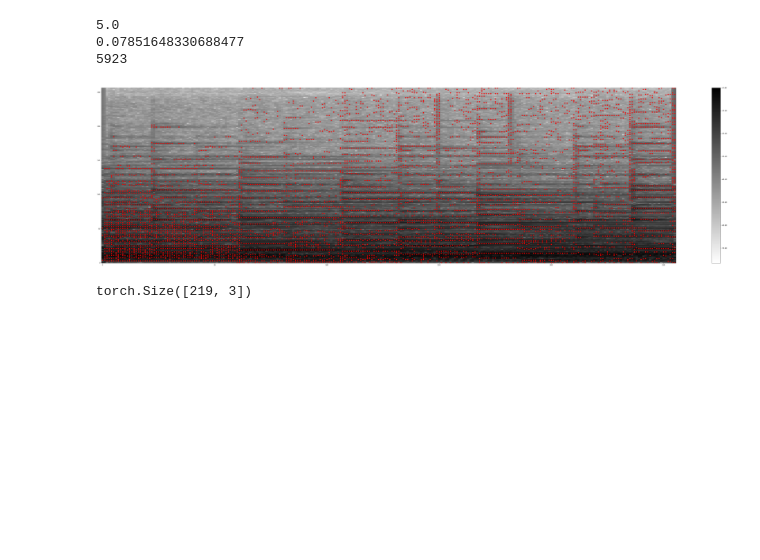
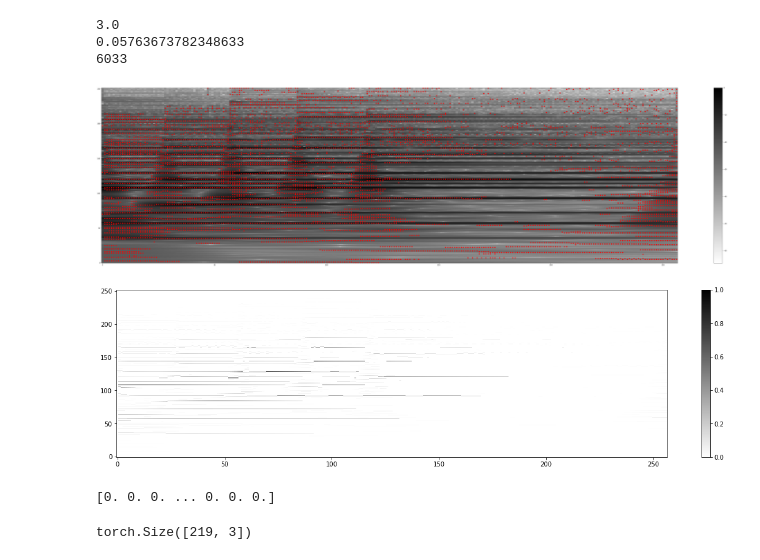
Before and after one commit to chymaera96/NeuralFingerPaint, a Jupyter notebook: demo.ipynb, the cells around one changed output. Cells and saved outputs as stored; diff of their text form; code cells hidden in the pictures; blank space fills up the shorter version.

```diff
--- a/demo.ipynb
+++ b/demo.ipynb
@@ -10,45 +10,58 @@ import time
 cfg = load_config('config/default.yaml')
 print(cfg['f_sd'])
 filename = '/home/aditya/Desktop/MAPS_MUS-chpn-p1_AkPnBcht.wav'
-analyzer = Analyzer(cfg=cfg, density=1000.0)
+analyzer = Analyzer(cfg=cfg)
 d, sr = librosa.load(filename, sr=cfg['fs'])
-t = np.random.randint(0, len(d)/sr - 2.04 - 1)
+t = np.random.randint(0, len(d)/sr - 2.05 - 1)
 # print(t)
 # t = 30
-d = d[sr*t : int(sr*(t+ 2.04))]
+d = d[sr*t : int(sr*(t+ 2.05))]
 # peaks, pklist = analyzer.wavfile2peaks(filename)
 # mywin = np.hanning(cfg['n_fft'] + 2)[1:-1]
-S = librosa.cqt(y=d, n_fft=cfg['n_fft'],
-                        hop_length=cfg['hop_len'],
+S = np.abs(librosa.cqt(y=d, hop_length=cfg['hop_len'],
                         n_bins=cfg['n_bins'],
                         bins_per_octave=36,
-                        sr=cfg['fs'])
+                        sr=cfg['fs']))
+S_norm = (S - np.min(S))/(np.max(S) - np.min(S))
 # S = np.abs(librosa.stft(y=d, n_fft=512,
                         # hop_length=256,
 #                         window='hanning'))
 # sgram = librosa.feature.melspectrogram(S=S, n_mels=64)
 # sgram = librosa.amplitude_to_db(S, ref=np.max)
 sgram = S
 t1 = time.time()
-peaks, pklist = analyzer.find_peaks(sgram=sgram, backward=False, list=True)
+peaks, pklist = analyzer.find_peaks(sgram=S_norm, backward=False, list=True)
 t2 = time.time()
 print(t2-t1)
 print(len(pklist))
 # plt.figure(figsize=(20,5))
 pklist[:,0] = pklist[:,0] * sgram.shape[1]
 pklist[:,1] = pklist[:,1] * sgram.shape[0]
 plt.figure(figsize=(80,20))
 plt.scatter(np.array(pklist)[:,0], np.array(pklist)[:,1], color='red',alpha=1.0, marker='o')
 S_dB = librosa.power_to_db(sgram, ref=np.max)
 # S_dB = sgram
 plt.imshow(S_dB, cmap='gray_r', interpolation='nearest', aspect='auto', origin='lower', alpha=1)
-plt.colorbar(format='%+2.0f dB')
+plt.colorbar()
 plt.show()
+
+
+# Use imshow to display peak matrix
+plt.figure(figsize=(20,5))
+plt.imshow(peaks, cmap='gray_r', interpolation='nearest', aspect='auto', origin='lower')
+plt.colorbar()
+plt.show()
 # %% [output]
-5.0
-0.07851648330688477
-5923
+3.0
+0.05763673782348633
+6033
-[figure, old version]
+[figure, new version]
+[figure, added]
+# %%
+#Griffin lim peaks
+y = librosa.griffinlim_cqt(S, sr=cfg['fs'], hop_length=cfg['hop_len'], n_iter=100, bins_per_octave=36)
+# %% [output]
+[0. 0. 0. ... 0. 0. 0.]
 # %%
 pklist = torch.tensor(pklist)
 # Pad pklist to have 256 points
```
Also changed, not shown: 1 other file.
